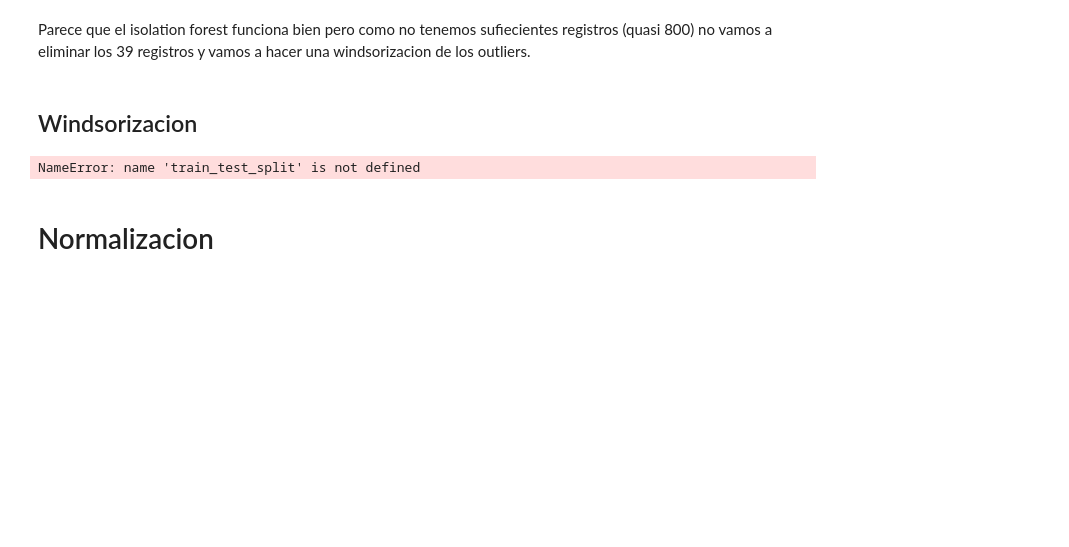
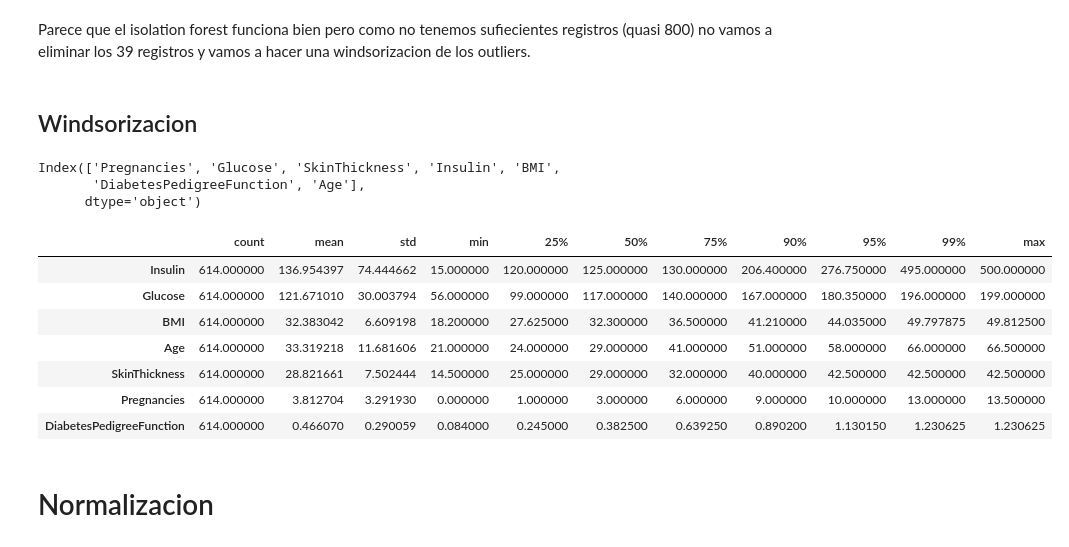
Before and after one commit to Amauryesic/Proyecto_ml, a Jupyter notebook: src/Preprocessing.ipynb, the cells around one changed output. Saved outputs shown, nothing was run; the diff lists cells and outputs as text; code cells hidden in the pictures; blank space fills up the shorter version.

```diff
--- a/src/Preprocessing.ipynb
+++ b/src/Preprocessing.ipynb
@@ -132,10 +133,9 @@ Parece que el isolation forest funciona bien pero como no tenemos sufiecientes r
 ## Windsorizacion
 # %%
 columnas_windsorizar = df_prepared.columns.drop(["Outcome", "Insulin"])
+columnas_sin_target = df_prepared.columns.drop(["Outcome"])
 # %%
-X_train, y_train, X_test, y_test = train_test_split(df_prepared[columnas_windsorizar], df_prepared[predict_col], test_size=0.2, random_state=42)
+X_train, X_test, y_train, y_test = train_test_split(df_prepared[columnas_sin_target], df_prepared[predict_col], test_size=0.2, random_state=42, stratify=df_prepared[predict_col])
-# %% [output]
-NameError: name 'train_test_split' is not defined
 # %%
 
 
@@ -157,4 +157,10 @@ def windsorize_iqr(df, columns):
 
 # Application
 X_train = windsorize_iqr(X_train, columnas_windsorizar)
+# %%
+X_train.columns
+# %% [output]
+Index(['Pregnancies', 'Glucose', 'SkinThickness', 'Insulin', 'BMI',
+       'DiabetesPedigreeFunction', 'Age'],
+      dtype='object')
 # %%
@@ -162,3 +168,14 @@ df_prepared["Insulin"] = np.where(df_prepared["Insulin"] > 500, 500, df_prepared
+# %%
+X_train.describe(percentiles=[.25, .5, .75, .9, .95, .99]).T.sort_values(by='50%', ascending=False).style.background_gradient(cmap='coolwarm')
+# %% [output]
+|  | count | mean | std | min | 25% | 50% | 75% | 90% | 95% | 99% | max |
+| Insulin | 614.000000 | 136.954397 | 74.444662 | 15.000000 | 120.000000 | 125.000000 | 130.000000 | 206.400000 | 276.750000 | 495.000000 | 500.000000 |
+| Glucose | 614.000000 | 121.671010 | 30.003794 | 56.000000 | 99.000000 | 117.000000 | 140.000000 | 167.000000 | 180.350000 | 196.000000 | 199.000000 |
+| BMI | 614.000000 | 32.383042 | 6.609198 | 18.200000 | 27.625000 | 32.300000 | 36.500000 | 41.210000 | 44.035000 | 49.797875 | 49.812500 |
+| Age | 614.000000 | 33.319218 | 11.681606 | 21.000000 | 24.000000 | 29.000000 | 41.000000 | 51.000000 | 58.000000 | 66.000000 | 66.500000 |
+| SkinThickness | 614.000000 | 28.821661 | 7.502444 | 14.500000 | 25.000000 | 29.000000 | 32.000000 | 40.000000 | 42.500000 | 42.500000 | 42.500000 |
+| Pregnancies | 614.000000 | 3.812704 | 3.291930 | 0.000000 | 1.000000 | 3.000000 | 6.000000 | 9.000000 | 10.000000 | 13.000000 | 13.500000 |
+| DiabetesPedigreeFunction | 614.000000 | 0.466070 | 0.290059 | 0.084000 | 0.245000 | 0.382500 | 0.639250 | 0.890200 | 1.130150 | 1.230625 | 1.230625 |
 # %% [markdown]
 # Normalizacion
 # %%
```
Also changed, not shown: parts of 10 cells of this notebook, 7 other files.
